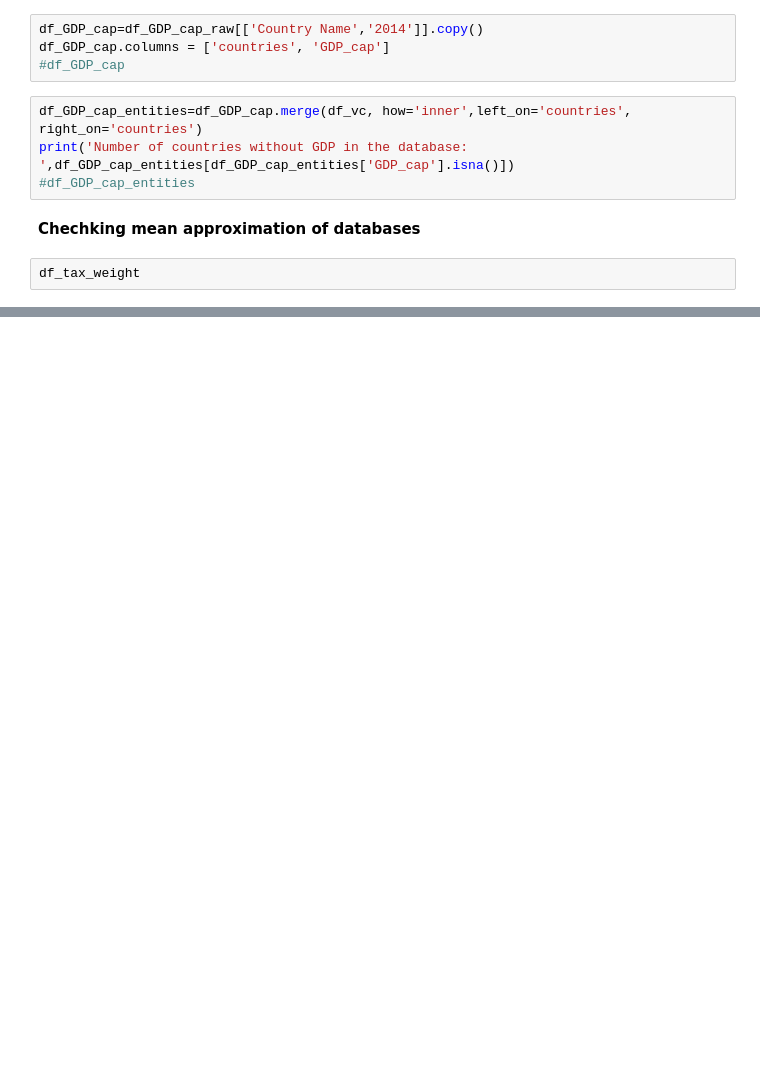
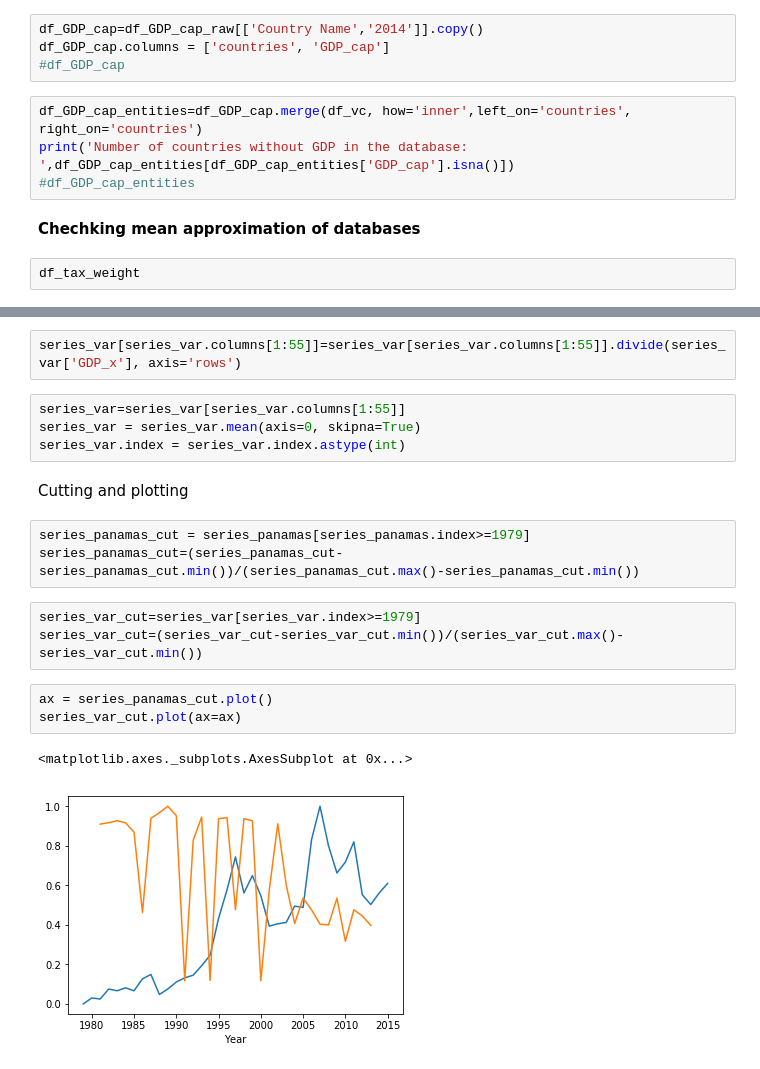
Before and after one commit to eddieshengyuwang/project_ada_akbar, a Jupyter notebook: work_in_progress/Tullio.ipynb, the cells around one changed output, grey strips where cells are left out. Saved outputs shown, nothing was run; the diff lists cells and outputs as text; blank space fills up the shorter version.

Commit message:
time series vs panama working

```diff
--- a/work_in_progress/Tullio.ipynb
+++ b/work_in_progress/Tullio.ipynb
@@ -267,0 +219,20 @@ df_tax_weight_short
+# %%
+series_var[series_var.columns[1:55]]=series_var[series_var.columns[1:55]].divide(series_var['GDP_x'], axis='rows')
+# %%
+series_var=series_var[series_var.columns[1:55]]
+series_var = series_var.mean(axis=0, skipna=True)
+series_var.index = series_var.index.astype(int)
+# %% [markdown]
+Cutting and plotting
+# %%
+series_panamas_cut = series_panamas[series_panamas.index>=1979]
+series_panamas_cut=(series_panamas_cut-series_panamas_cut.min())/(series_panamas_cut.max()-series_panamas_cut.min())
+# %%
+series_var_cut=series_var[series_var.index>=1979]
+series_var_cut=(series_var_cut-series_var_cut.min())/(series_var_cut.max()-series_var_cut.min())
+# %%
+ax = series_panamas_cut.plot()
+series_var_cut.plot(ax=ax)
+# %% [output]
+<matplotlib.axes._subplots.AxesSubplot at 0x...>
+[figure, added]
```
Also changed, not shown: parts of 26 cells of this notebook.
